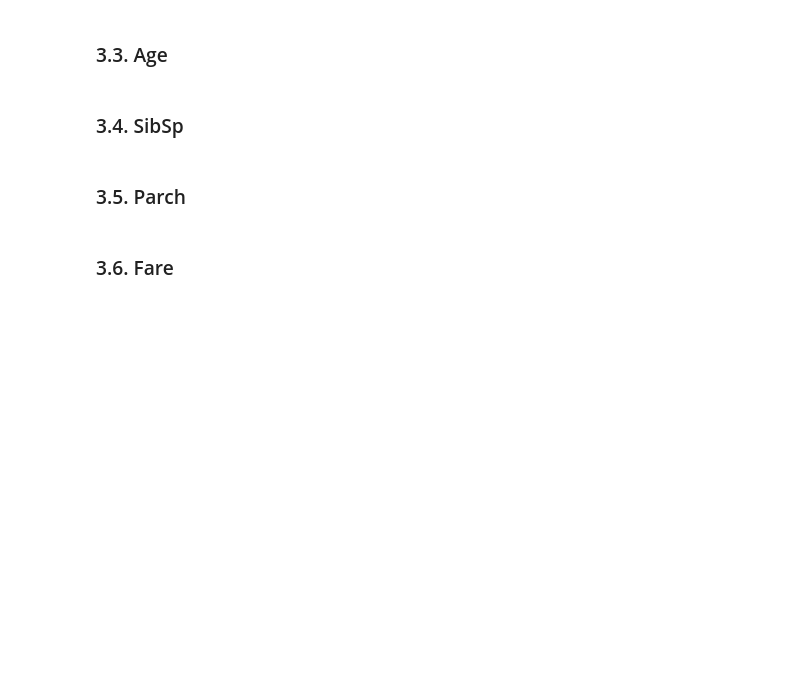
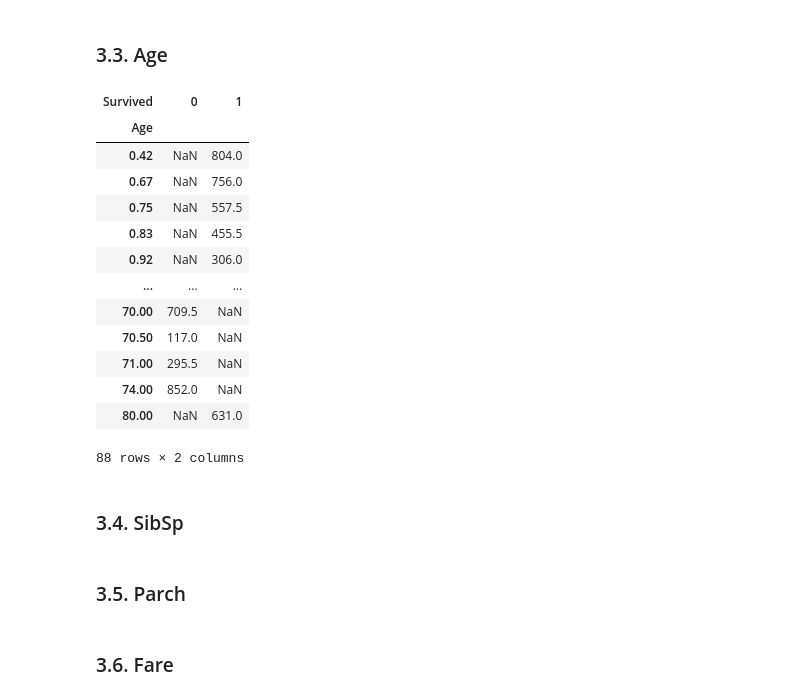
Before and after one commit to FuturPanda/ML-lessons, a Jupyter notebook: Titanic Kaggle/Titanic_nb.ipynb, the cells around one changed output. Drawn from its saved outputs; the diff is of its cells as text; code cells hidden in the pictures; blank space fills up the shorter version.

Commit message:
Pivot Table 2

```diff
--- a/Titanic Kaggle/Titanic_nb.ipynb
+++ b/Titanic Kaggle/Titanic_nb.ipynb
@@ -122,5 +126,23 @@ NameError: name 'train' is not defined
 # %% [markdown]
 ### 3.3. Age
+# %%
+age_pivot = train_csv.pivot_table(index="Age", columns="Survived", values="PassengerId")
+age_pivot
+# %% [output]
+| Survived | 0 | 1 |
+| Age |  |  |
+| 0.42 | NaN | 804.0 |
+| 0.67 | NaN | 756.0 |
+| 0.75 | NaN | 557.5 |
+| 0.83 | NaN | 455.5 |
+| 0.92 | NaN | 306.0 |
+| ... | ... | ... |
+| 70.00 | 709.5 | NaN |
+| 70.50 | 117.0 | NaN |
+| 71.00 | 295.5 | NaN |
+| 74.00 | 852.0 | NaN |
+| 80.00 | NaN | 631.0 |
+88 rows × 2 columns
 # %% [markdown]
 ### 3.4. SibSp
 # %% [markdown]
```
Also changed, not shown: parts of 1 cell of this notebook, 2 other files.
